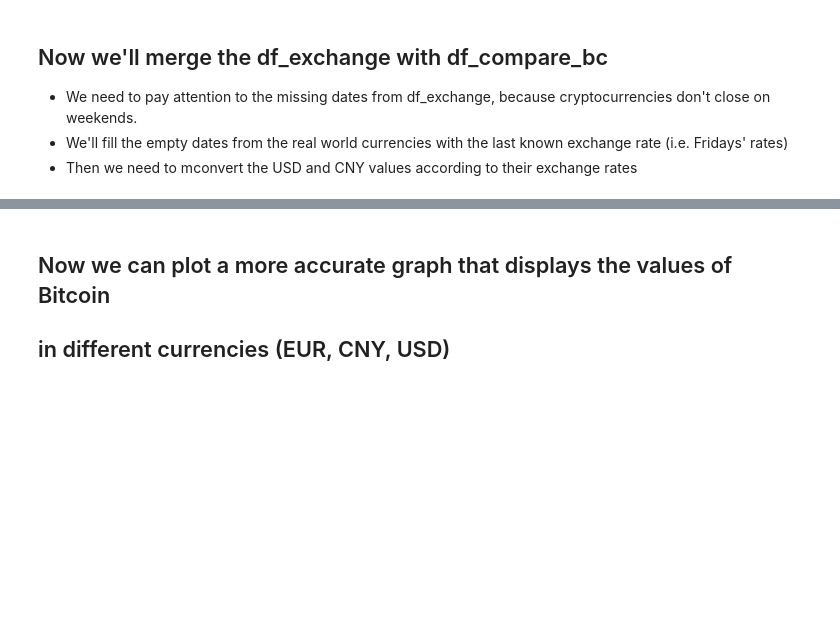
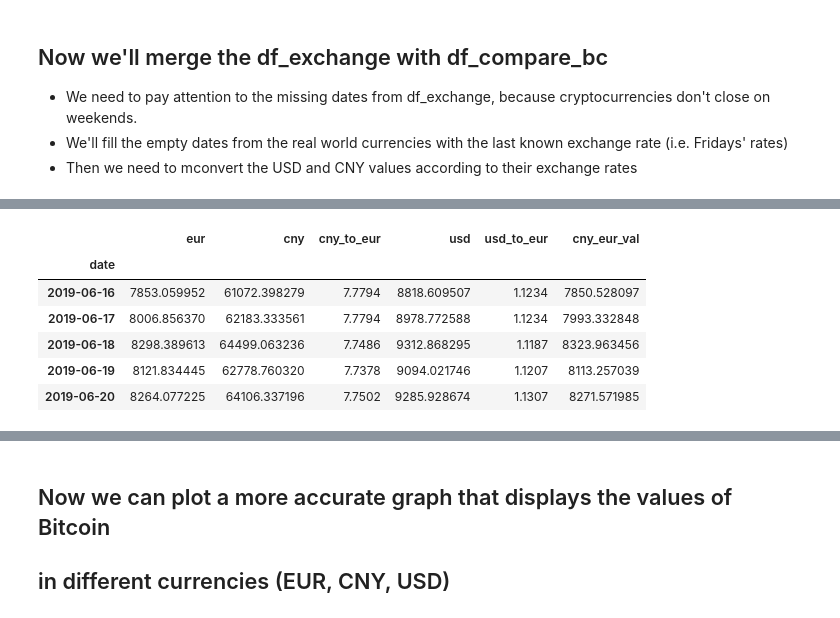
Before and after one commit to MikkiSeidenschnur/data_ber_project_pandas, a Jupyter notebook: modules/import_clean_export_cryptocurrencies.ipynb, the cells around one changed output, grey strips where cells are left out. Saved outputs shown, nothing was run; the diff lists cells and outputs as text; code cells hidden in the pictures; blank space fills up the shorter version.

```diff
--- a/modules/import_clean_export_cryptocurrencies.ipynb
+++ b/modules/import_clean_export_cryptocurrencies.ipynb
@@ -187,12 +193,10 @@ df_exchange.head()
 def rename_cols(df):
     cols = df.columns
 
+    cols = [''.join(col + '_to_eur').lower() if col != 'index' else 'date' for col in cols]
 
     return cols
 
-rename_cols(df_exchange)
-#df_exchange.columns = ['date', 'cny_to_eur', 'usd_to_eur']
-#df_exchange.head()
-
-['%{0}%'.format(element) for element in elements]
+df_exchange.columns = rename_cols(df_exchange)
+df_exchange.head()
 # %% [output]
@@ -248,9 +343,17 @@ df_crypto_exchange.head()
 # %%
 # Now to convert usd and cny to euro by their exchange rates
 
-df_crypto_exchange['cny_eur_value'] = df_crypto_exchange['cny'] / df_crypto_exchange['cny_to_eur']
+df_crypto_exchange['cny_eur_val'] = df_crypto_exchange['cny'] / df_crypto_exchange['cny_to_eur']
 
 df_crypto_exchange.head()
+# %% [output]
+|  | eur | cny | cny_to_eur | usd | usd_to_eur | cny_eur_val |
+| date |  |  |  |  |  |  |
+| 2019-06-16 | 7853.059952 | 61072.398279 | 7.7794 | 8818.609507 | 1.1234 | 7850.528097 |
+| 2019-06-17 | 8006.856370 | 62183.333561 | 7.7794 | 8978.772588 | 1.1234 | 7993.332848 |
+| 2019-06-18 | 8298.389613 | 64499.063236 | 7.7486 | 9312.868295 | 1.1187 | 8323.963456 |
+| 2019-06-19 | 8121.834445 | 62778.760320 | 7.7378 | 9094.021746 | 1.1207 | 8113.257039 |
+| 2019-06-20 | 8264.077225 | 64106.337196 | 7.7502 | 9285.928674 | 1.1307 | 8271.571985 |
 # %%
 df_crypto_exchange['usd_eur_val'] = df_crypto_exchange['usd'] / df_crypto_exchange['usd_to_eur']
 
```
Also changed, not shown: parts of 16 cells of this notebook, 2 other files.
